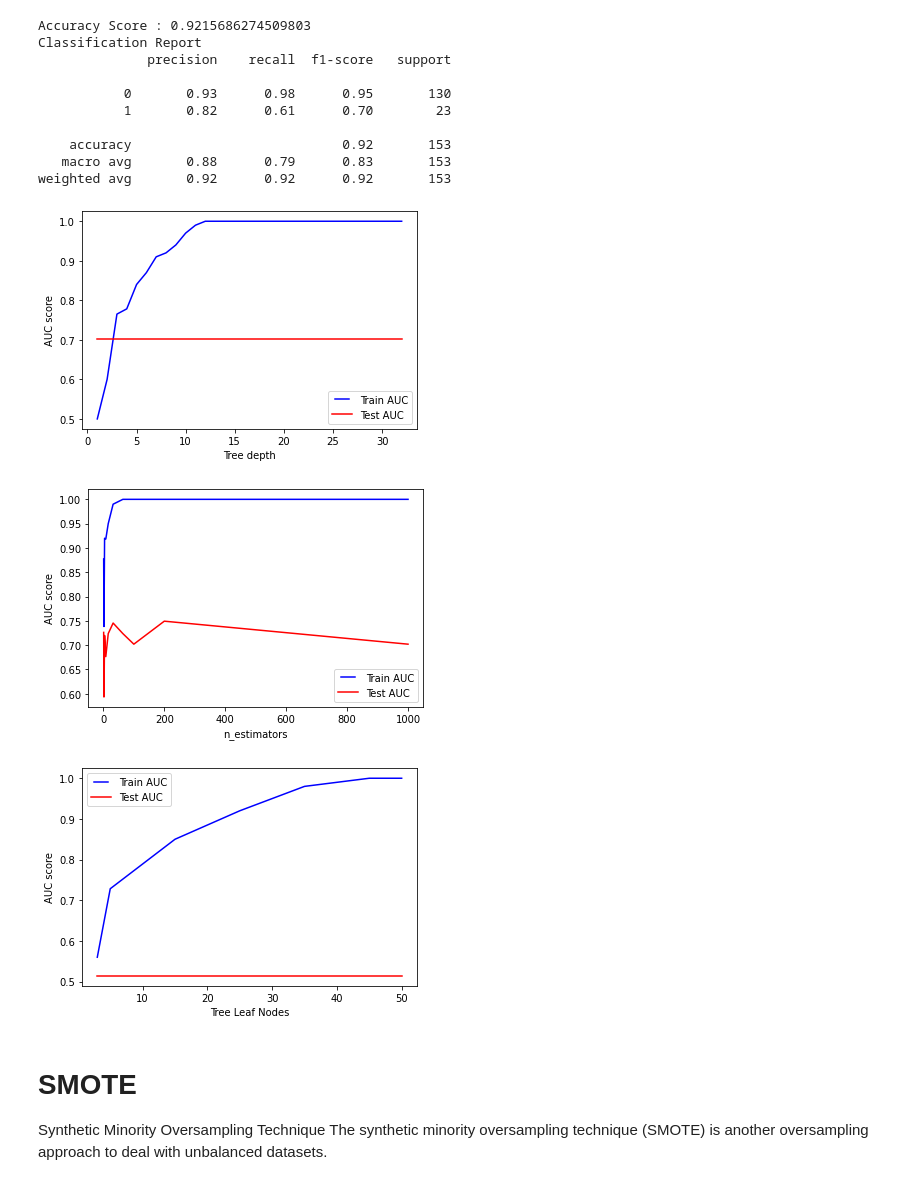
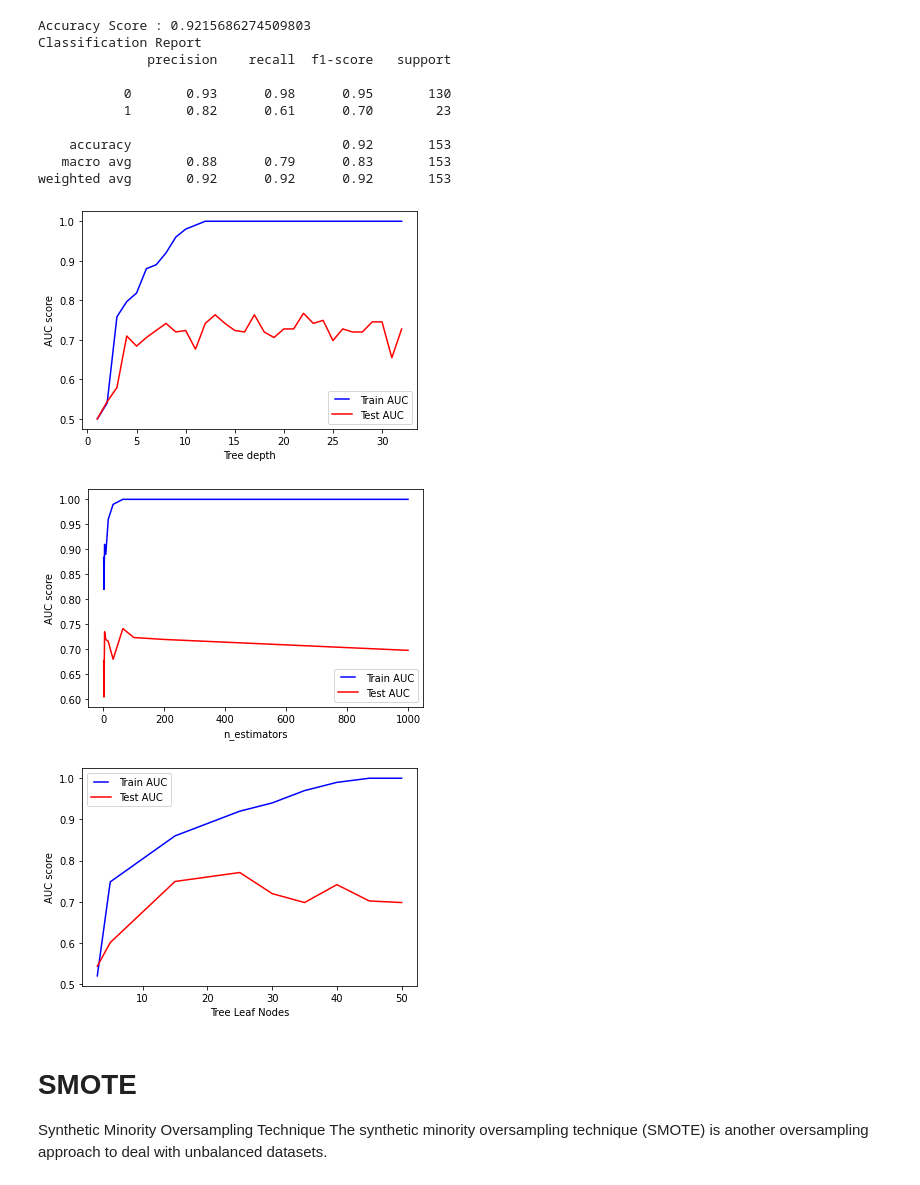
Before and after one commit to ENRICOROBLESDELRIO/data_boot_camp_final_project, a Jupyter notebook: Random_Forest_Model_100+.ipynb, the cells around one changed output. Saved outputs shown, nothing was run; the diff lists cells and outputs as text; code cells hidden in the pictures.

```diff
--- a/Random_Forest_Model_100+.ipynb
+++ b/Random_Forest_Model_100+.ipynb
@@ -708,7 +711,7 @@ for max_depth in max_depths:
    roc_auc = auc(false_positive_rate, true_positive_rate)
    train_results.append(roc_auc)
 
-   y_pred = rf.predict(X_test_scaled)
+   y_pred = rf_model.predict(X_test_scaled)
 
    false_positive_rate, true_positive_rate, thresholds = roc_curve(y_test, y_pred)
    roc_auc = auc(false_positive_rate, true_positive_rate)
@@ -722,7 +725,7 @@ plt.ylabel("AUC score")
 plt.xlabel("Tree depth")
 plt.show()
 # %% [output]
-[figure, old version]
+[figure, new version]
 # %%
 # n_estimators to avoid overfitting:
 n_estimators = [1, 2, 4, 8, 16, 32, 64, 100, 200, 1000]
@@ -754,36 +757,36 @@ plt.ylabel("AUC score")
 plt.xlabel("n_estimators")
 plt.show()
 # %% [output]
-[figure, old version]
+[figure, new version]
 # %%
 # Max Leaf Nodes, searching for overfitting:
 
 max_leaf_nodes = [3, 5, 15, 25, 30, 35, 40, 45, 50]
 train_results = []
 test_results = []
 
 for max_leaf in max_leaf_nodes:
    rf_model = RandomForestClassifier(max_leaf_nodes=max_leaf)
    rf_model.fit(X_train_scaled, y_train)
 
    train_pred = rf_model.predict(X_train_scaled)
 
    false_positive_rate, true_positive_rate, thresholds = roc_curve(y_train, train_pred)
    roc_auc = auc(false_positive_rate, true_positive_rate)
    train_results.append(roc_auc)
 
-   y_pred = rf.predict(X_test_scaled)
+   y_pred = rf_model.predict(X_test_scaled)
 
    false_positive_rate, true_positive_rate, thresholds = roc_curve(y_test, y_pred)
    roc_auc = auc(false_positive_rate, true_positive_rate)
    test_results.append(roc_auc)
 
 from matplotlib.legend_handler import HandlerLine2D
 line1, = plt.plot(max_leaf_nodes, train_results, 'b', label="Train AUC")
 line2, = plt.plot(max_leaf_nodes, test_results,'r', label="Test AUC")
 plt.legend(handler_map={line1: HandlerLine2D(numpoints=2)})
 plt.ylabel("AUC score")
 plt.xlabel("Tree Leaf Nodes")
 plt.show()
 # %% [output]
-[figure, old version]
+[figure, new version]
```
Also changed, not shown: parts of 8 cells of this notebook.
